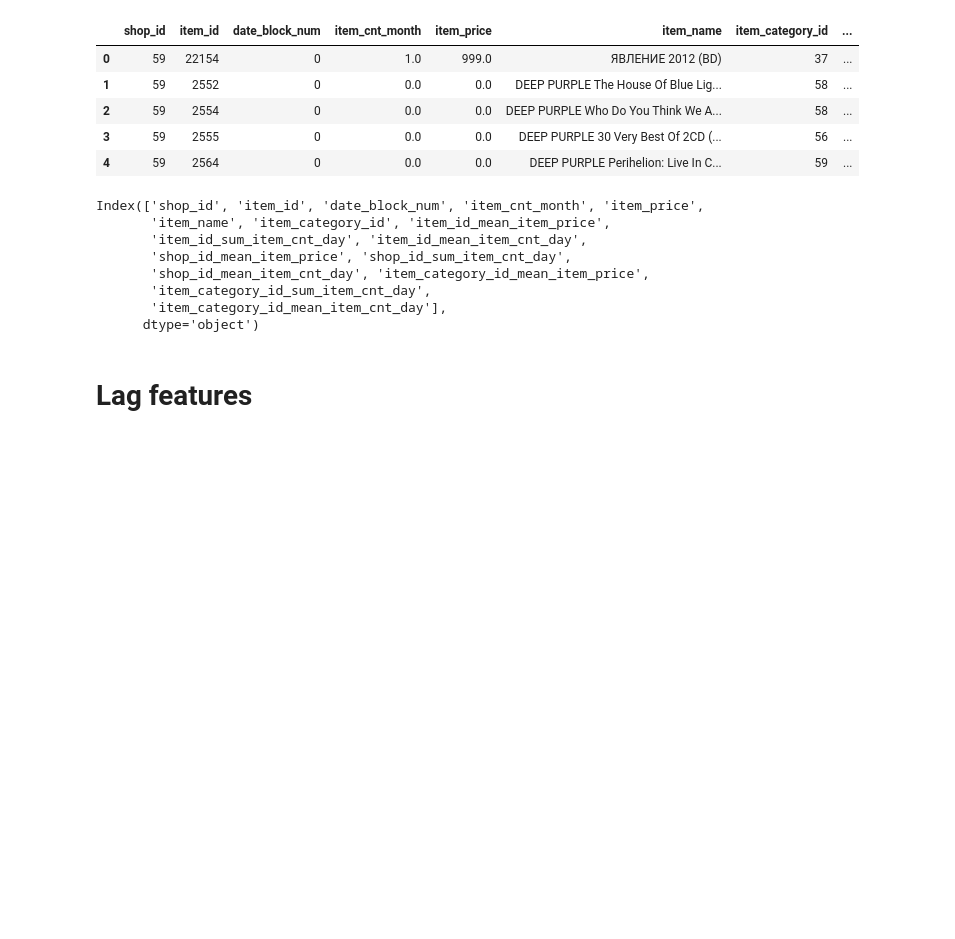
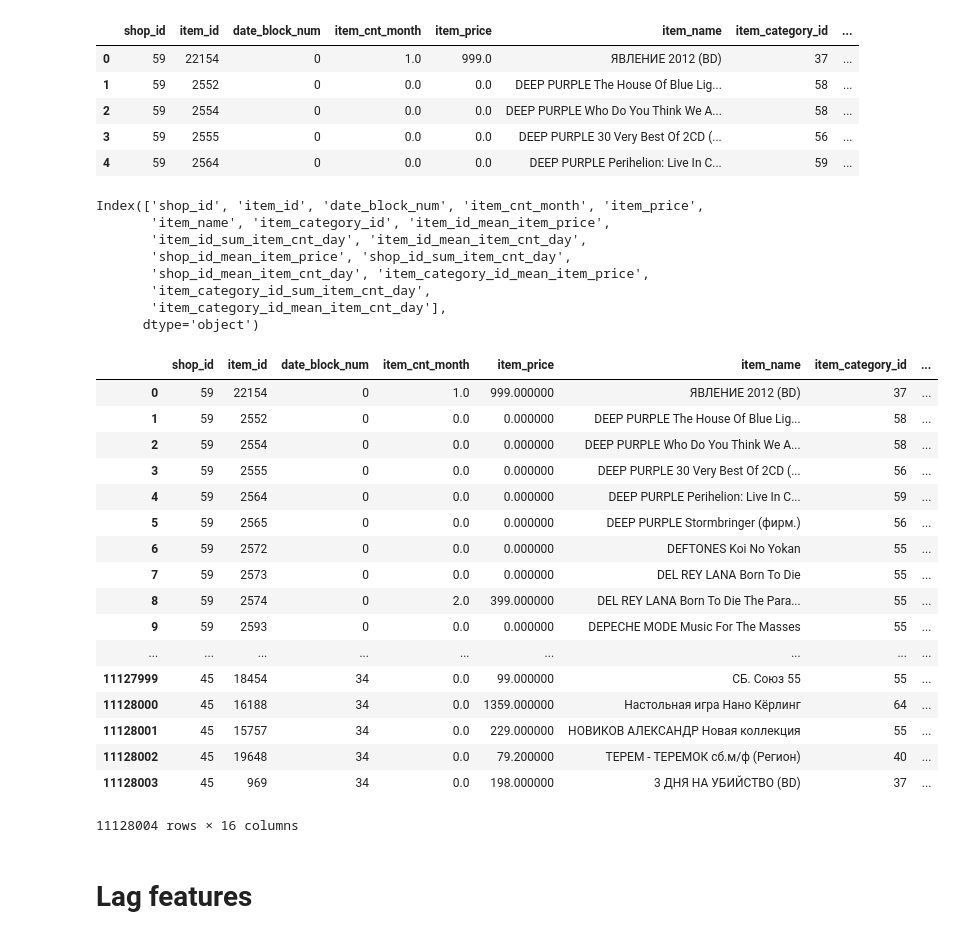
Before and after one commit to jackyho112/data-science-competition-training, a Jupyter notebook: Final project/final_project.ipynb, the cells around one changed output. Drawn from its saved outputs; the diff is of its cells as text; code cells hidden in the pictures; blank space fills up the shorter version.

```diff
--- a/Final project/final_project.ipynb
+++ b/Final project/final_project.ipynb
@@ -123,0 +152,5 @@ sales_in_month = sales.groupby(['date_block_num','shop_id','item_id']).agg({'ite
+# %%
+month_34_sales['date_block_num'] = 34
+month_34_sales['item_price'] = month_34_sales['item_id'].apply(fill_price)
+month_34_sales['item_cnt_day'] = 0
+month_34_sales = month_34_sales.drop(columns=['ID'])
@@ -125,3 +167,5 @@ sales_in_month = sales.groupby(['date_block_num','shop_id','item_id']).agg({'ite
 sales_in_month = pd.merge(grid, sales_in_month, on=['date_block_num','shop_id','item_id'], how='left').fillna(0)
 # %%
 sales_in_month.rename({'item_cnt_day': 'item_cnt_month'}, axis='columns', inplace=True)
+# %%
+month_34_sales.rename({'item_cnt_day': 'item_cnt_month'}, axis='columns', inplace=True)
@@ -179,6 +236,27 @@ Index(['shop_id', 'item_id', 'date_block_num', 'item_cnt_month', 'item_price',
        'item_category_id_sum_item_cnt_day',
        'item_category_id_mean_item_cnt_day'],
       dtype='object')
+# %%
+sales_in_month
+# %% [output]
+|  | shop_id | item_id | date_block_num | item_cnt_month | item_price | item_name | item_category_id | ... |
+| 0 | 59 | 22154 | 0 | 1.0 | 999.000000 | ЯВЛЕНИЕ 2012 (BD) | 37 | ... |
+| 1 | 59 | 2552 | 0 | 0.0 | 0.000000 | DEEP PURPLE The House Of Blue Lig... | 58 | ... |
+| 2 | 59 | 2554 | 0 | 0.0 | 0.000000 | DEEP PURPLE Who Do You Think We A... | 58 | ... |
+| 3 | 59 | 2555 | 0 | 0.0 | 0.000000 | DEEP PURPLE 30 Very Best Of 2CD (... | 56 | ... |
+| 4 | 59 | 2564 | 0 | 0.0 | 0.000000 | DEEP PURPLE Perihelion: Live In C... | 59 | ... |
+| 5 | 59 | 2565 | 0 | 0.0 | 0.000000 | DEEP PURPLE Stormbringer (фирм.) | 56 | ... |
+| 6 | 59 | 2572 | 0 | 0.0 | 0.000000 | DEFTONES Koi No Yokan | 55 | ... |
+| 7 | 59 | 2573 | 0 | 0.0 | 0.000000 | DEL REY LANA Born To Die | 55 | ... |
+| 8 | 59 | 2574 | 0 | 2.0 | 399.000000 | DEL REY LANA Born To Die The Para... | 55 | ... |
+| 9 | 59 | 2593 | 0 | 0.0 | 0.000000 | DEPECHE MODE Music For The Masses | 55 | ... |
+| ... | ... | ... | ... | ... | ... | ... | ... | ... |
+| 11127999 | 45 | 18454 | 34 | 0.0 | 99.000000 | СБ. Союз 55 | 55 | ... |
+| 11128000 | 45 | 16188 | 34 | 0.0 | 1359.000000 | Настольная игра Нано Кёрлинг | 64 | ... |
+| 11128001 | 45 | 15757 | 34 | 0.0 | 229.000000 | НОВИКОВ АЛЕКСАНДР Новая коллекция | 55 | ... |
+| 11128002 | 45 | 19648 | 34 | 0.0 | 79.200000 | ТЕРЕМ - ТЕРЕМОК сб.м/ф (Регион) | 40 | ... |
+| 11128003 | 45 | 969 | 34 | 0.0 | 198.000000 | 3 ДНЯ НА УБИЙСТВО (BD) | 37 | ... |
+11128004 rows × 16 columns
 # %% [markdown]
 # Lag features
 # %%
```
Also changed, not shown: parts of 37 cells of this notebook.
